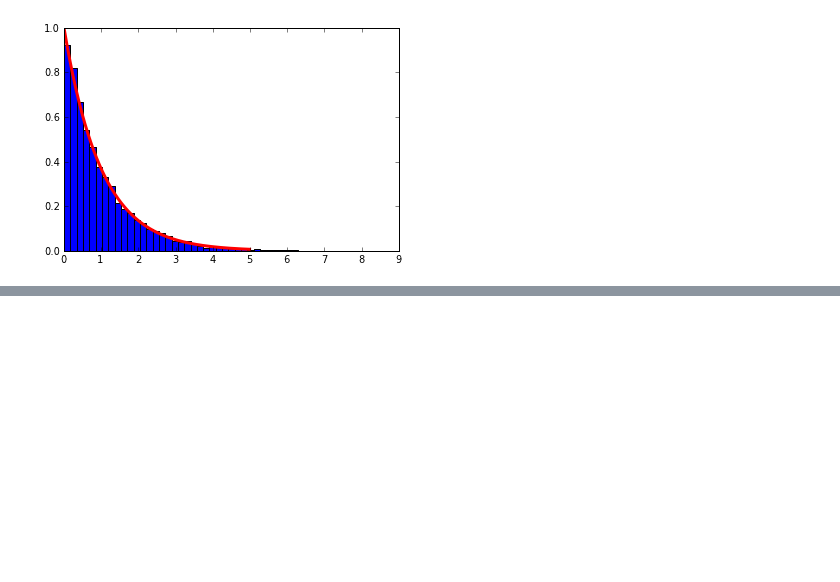
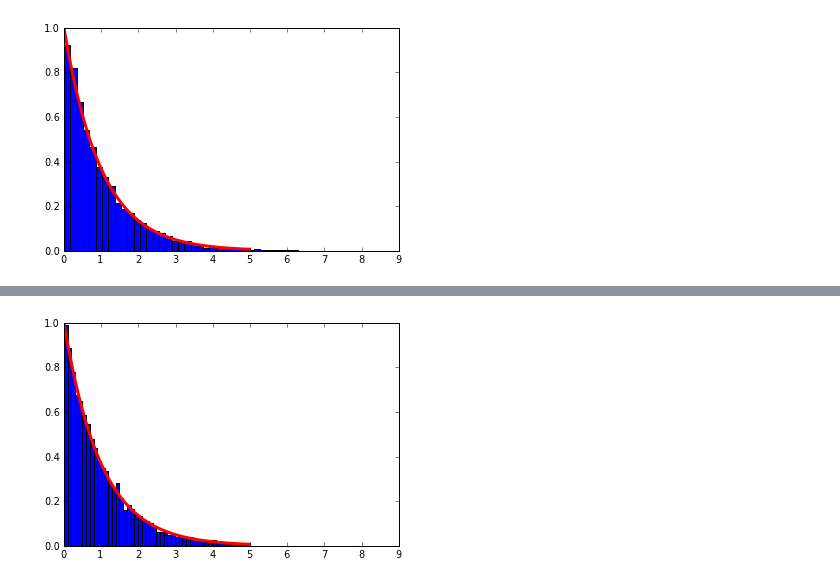
Before and after one commit to bhnorris/PHYS202-S13, a Jupyter notebook: Week8/RndNumMCSIm.ipynb, the cells around one changed output, grey strips where cells are left out. Drawn from its saved outputs; the diff is of its cells as text; code cells hidden in the pictures; blank space fills up the shorter version.

```diff
--- a/Week8/RndNumMCSIm.ipynb
+++ b/Week8/RndNumMCSIm.ipynb
@@ -122,7 +141,29 @@ numpy.searchsorted?
+# %%
+def distribute1D(x,prob,N):
+    """takes any numerical distribution prob, on the interval defined by the array x,
+    and returns an array of N sampled values that are statistically
+    the same as the input data. """
+    a = prob(x)
+    b = cumsum(a)/ sum(a)
+    N = 10000
+    z = numpy.random.random_sample(N);
+    xsamples = numpy.array([])
+    for zi in z:
+        xsamples = numpy.append(xsamples,x[numpy.searchsorted(b, zi)])
+
+    return xsamples
 # %%
 f = lambda x: lmbd * exp(- lmbd * x)
 lmbd = 1
 
 x = arange(0, 5, .01)
-a = f(x)
-b = cumsum(a)/ sum(a)
+N = 10000
+
+xi = distribute1D(x,f,N)
+hist(xi,50,normed =True)
+plot(x,f(x),lw=3,color='red')
+xlim(0,9.)
+ylim(0,1.)
+show()
+# %% [output]
+[figure, added]
```
Also changed, not shown: parts of 2 cells of this notebook.
